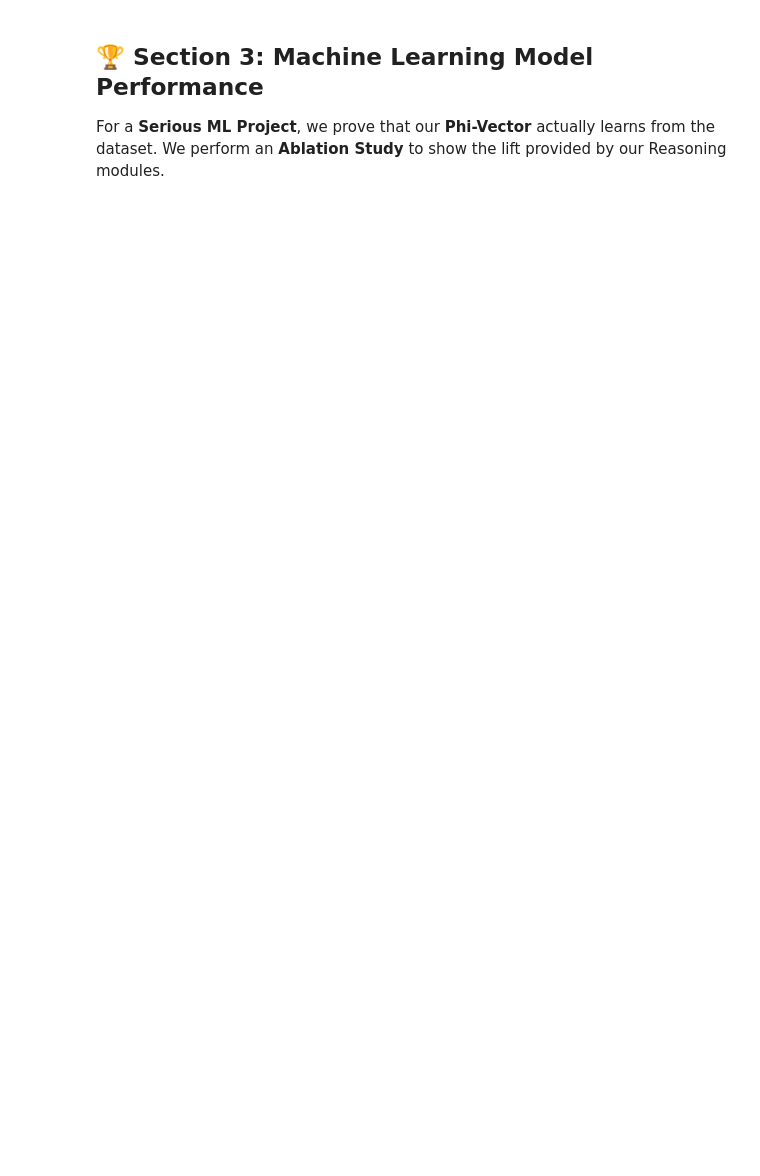
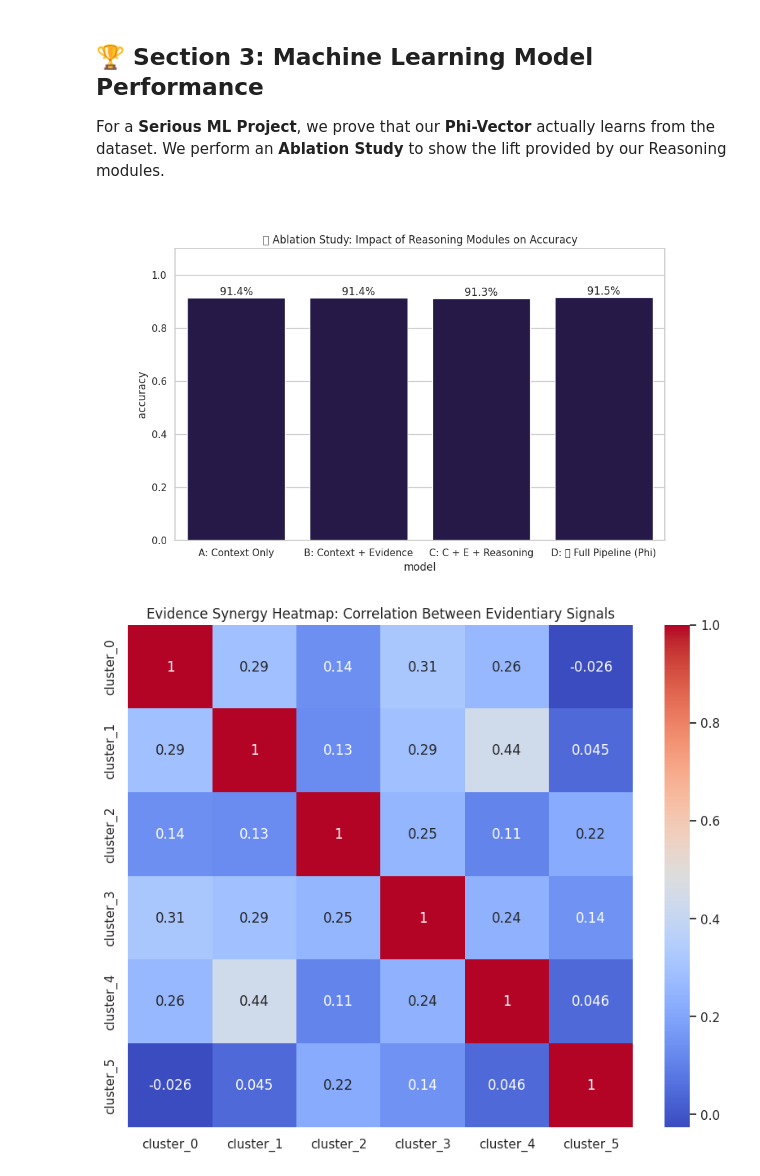
Before and after one commit to ashutosh229/BTech_Project_1_Sem_6, a Jupyter notebook: notebooks/Evidence_Intelligence_Demo.ipynb, the cells around one changed output. Cells and saved outputs as stored; diff of their text form; code cells hidden in the pictures; blank space fills up the shorter version.

```diff
--- a/notebooks/Evidence_Intelligence_Demo.ipynb
+++ b/notebooks/Evidence_Intelligence_Demo.ipynb
@@ -82,25 +124,28 @@ else:
 
 For a **Serious ML Project**, we prove that our **Phi-Vector** actually learns from the dataset. We perform an **Ablation Study** to show the lift provided by our Reasoning modules.
 # %%
-dataset_path = "../data/dataset/final_phi_features.csv"
+dataset_path = "data/dataset/final_phi_features.csv"
 if os.path.exists(dataset_path):
     df_phi = pd.read_csv(dataset_path)
 
     # 1. Confusion Matrix
     # Since we don't have a live prediction on-disk for every training sample (they are stored in the results CSV)
     # We'll plot the Ablation Study chart which is the core ML result.
-    ablation_plot = "../outputs/plots/ablation_study.png"
+    ablation_plot = "outputs/plots/ablation_study.png"
     if os.path.exists(ablation_plot):
         from IPython.display import Image
         display(Image(filename=ablation_plot))
 
     # 2. Evidence Synergy Heatmap
     # Shows which types of evidence tend to appear together
     plt.figure(figsize=(10, 8))
     ev_cols = [c for c in df_phi.columns if "ev_" in c or "cluster_" in c]
     if ev_cols:
         sns.heatmap(df_phi[ev_cols].corr(), annot=True, cmap="coolwarm")
         plt.title("Evidence Synergy Heatmap: Correlation Between Evidentiary Signals")
         plt.show()
 else:
     print("🕒 Final dataset matrix not found. Run scripts/prepare_dataset.py first.")
+# %% [output]
+[figure, added]
+[figure, added]
```
Also changed, not shown: parts of 3 cells of this notebook, 1 other file.
